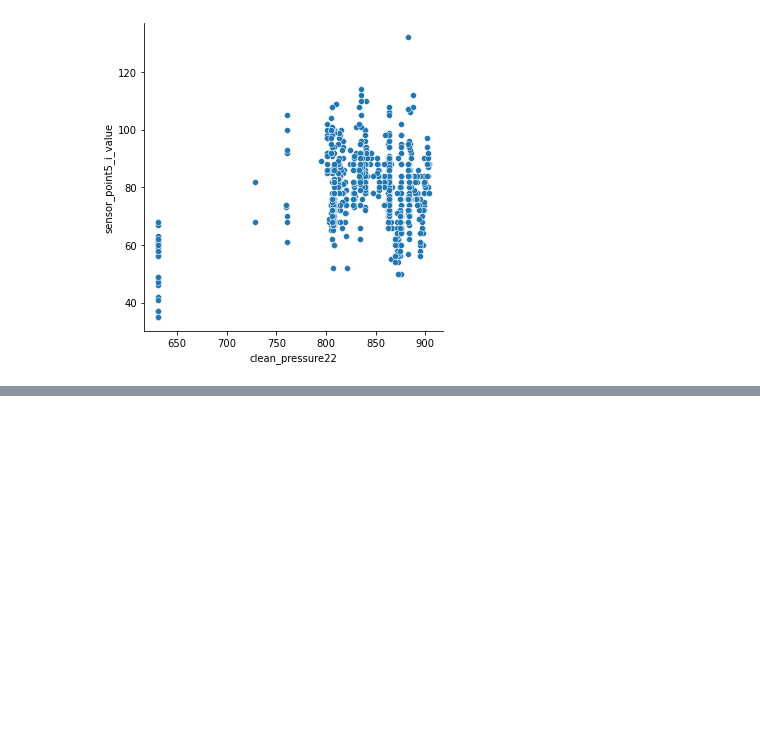
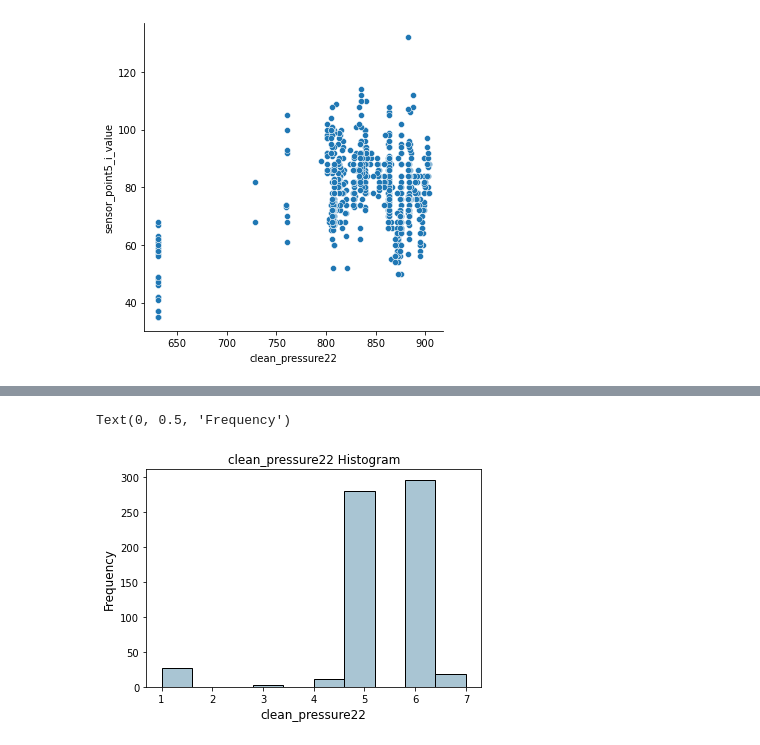
Before and after one commit to EricTsai83/IMBD_data_competition, a Jupyter notebook: Code/EDA.ipynb, the cells around one changed output, grey strips where cells are left out. Cells and saved outputs as stored; diff of their text form; code cells hidden in the pictures; blank space fills up the shorter version.

```diff
--- a/Code/EDA.ipynb
+++ b/Code/EDA.ipynb
@@ -511,0 +553,22 @@ sns.lmplot(x="clean_pressure22", y="sensor_point5_i_value", hue="這裡要放類
+# %%
+bin_ranges = [600, 650, 700, 750, 800, 850, 900, 950]
+bin_names = [1, 2, 3, 4, 5, 6, 7]
+temp_bin_custom_range = pd.cut(
+    np.array(data_x['clean_pressure22']),
+    bins=bin_ranges
+)
+temp_bin_custom_label = pd.cut(
+    np.array(data_x['clean_pressure22']),
+    bins=bin_ranges,
+    labels=bin_names
+)
+# %%
+fig, ax = plt.subplots()
+pd.Series(temp_bin_custom_label).hist(color='#A9C5D3', edgecolor='black',
+                          grid=False)
+ax.set_title('clean_pressure22 Histogram', fontsize=12)
+ax.set_xlabel('clean_pressure22', fontsize=12)
+ax.set_ylabel('Frequency', fontsize=12)
+# %% [output]
+Text(0, 0.5, 'Frequency')
+[figure, added]
```
Also changed, not shown: parts of 29 cells of this notebook.
